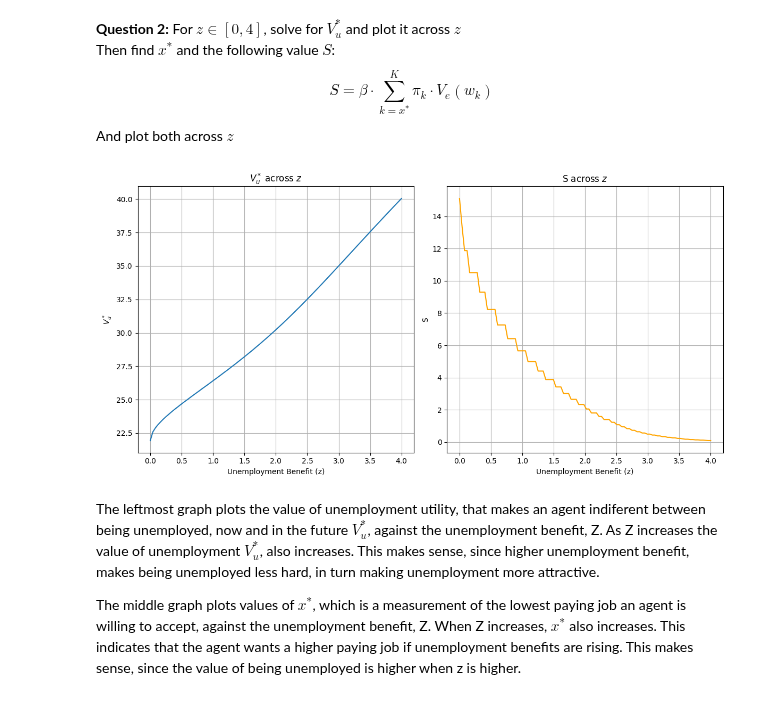
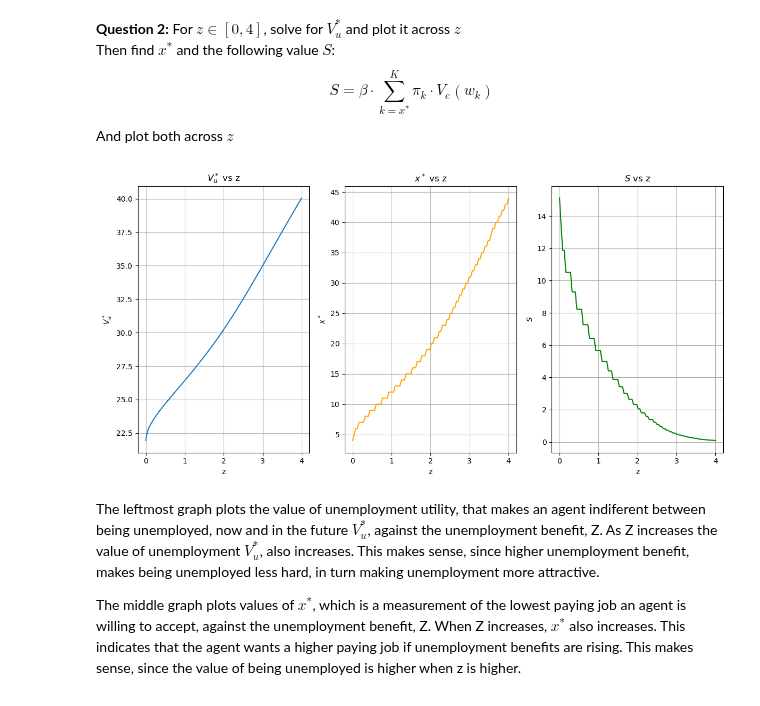
Before and after one commit to NumEconCopenhagen/projects-2024-mikkel-julius-jacob, a Jupyter notebook: Exam retry/Julius/re_exam_2024.ipynb, the cells around one changed output. Cells and saved outputs as stored; diff of their text form; code cells hidden in the pictures.

Commit message:
Refactor function to improve performance

```diff
--- a/Exam retry/Julius/re_exam_2024.ipynb
+++ b/Exam retry/Julius/re_exam_2024.ipynb
@@ -128,68 +128,82 @@ And plot both across $z$
 # %%
 # Utility function
 def u(c, rho):
-    if rho == 1:  # Log utility special case
-        return np.log(c)
     return (c**(1-rho)) / (1-rho)
 
-# Value of employment for each wage w_k
-V_e = u(par.w, par.rho) / (1 - par.beta)
+# Employment value V_e(w_k)
+def V_e(w_k, beta, rho):
+    return u(w_k, rho) / (1-beta)
 
-# Unemployment value function V_u(V_u')
-def V_u_func(V_u_prime, par, V_e, z):
-    return u(z, par.rho) + par.beta * np.sum(par.pi * np.maximum(V_e, V_u_prime))
+# Unemployment value V_u'(V_u')
+def V_u_prime(V_u_prime, par, z):
+    u_z = u(z, par.rho)
+    return u_z + par.beta * np.sum(par.pi * np.maximum(V_e(par.w, par.beta, par.rho), V_u_prime))
 
-# Solve for V_u^* for different values of z
-z_values = np.linspace(0, 4, par.K)
+# Solve for V_u^* using the iterative method
+def solve_V_u_star(par, z):
+    V_u_prime_value = 0
+    while True:
+        V_u_new = V_u_prime(V_u_prime_value, par, z)
+        if np.abs(V_u_new - V_u_prime_value) < par.tol:
+            break
+        V_u_prime_value = V_u_new
+    return V_u_new
+
+# Solve for x* and S
+def find_x_star_and_S(par, V_u_star, z):
+    u_z = u(z, par.rho)
+    for x in range(1, par.K+2):
+        term1 = np.sum(par.pi[x-1:] * V_e(par.w[x-1:], par.beta, par.rho))
+        term2 = V_u_star * np.sum(par.pi[:x-1])
+        V_u_x = u_z + par.beta * (term1 + term2)
+        if V_u_x >= V_u_star:
+            x_star = x
+            S = par.beta * term1
+            return x_star, S
+
+# Arrays to store results
+z_values = np.linspace(0, 4, 100)
 V_u_star_values = []
+x_star_values = []
 S_values = []
-x_star_values = []
 
+# Iterate over z values
 for z in z_values:
-    V_u_prime = 0  # Initial guess for V_u'
-    while True:
-        V_u_new = V_u_func(V_u_prime, par, V_e, z)
-        if np.abs(V_u_new - V_u_prime) < par.tol:
-            break
-        V_u_prime = V_u_new
+    V_u_star = solve_V_u_star(par, z)
+    x_star, S = find_x_star_and_S(par, V_u_star, z)
 
-    V_u_star = V_u_new  # This is the converged V_u^*
     V_u_star_values.append(V_u_star)
-
-    # Find x^* for this value of V_u^*
-    x_star = np.argmax(V_e >= V_u_star) + 1  # Add 1 for 1-based indexing
     x_star_values.append(x_star)
-
-    # Calculate S
-    S = par.beta * np.sum(par.pi[x_star-1:] * V_e[x_star-1:])
     S_values.append(S)
 
-# Convert results to numpy arrays for plotting
-V_u_star_values = np.array(V_u_star_values)
-S_values = np.array(S_values)
-x_star_values = np.array(x_star_values)
-
-# Plot V_u^* and S across different values of z
+# Plot the results
 plt.figure(figsize=(12, 6))
 
-plt.subplot(1, 2, 1)
+plt.subplot(1, 3, 1)
 plt.plot(z_values, V_u_star_values, label='$V_u^*$')
-plt.xlabel('Unemployment Benefit (z)')
+plt.xlabel('z')
 plt.ylabel('$V_u^*$')
-plt.title('$V_u^*$ across $z$')
+plt.title('$V_u^*$ vs z')
 plt.grid(True)
 
-plt.subplot(1, 2, 2)
-plt.plot(z_values, S_values, label='S', color='orange')
-plt.xlabel('Unemployment Benefit (z)')
-plt.ylabel('S')
-plt.title('S across $z$')
+plt.subplot(1, 3, 2)
+plt.plot(z_values, x_star_values, label='$x^*$', color='orange')
+plt.xlabel('z')
+plt.ylabel('$x^*$')
+plt.title('$x^*$ vs z')
+plt.grid(True)
+
+plt.subplot(1, 3, 3)
+plt.plot(z_values, S_values, label='$S$', color='green')
+plt.xlabel('z')
+plt.ylabel('$S$')
+plt.title('$S$ vs z')
 plt.grid(True)
 
 plt.tight_layout()
 plt.show()
 # %% [output]
-[figure, old version]
+[figure, new version]
 # %% [markdown]
 The leftmost graph plots the value of unemployment utility, that makes an agent indiferent between being unemployed, now and in the future $V_u^*$, against the unemployment benefit, Z. As Z increases the value of unemployment $V_u^*$, also increases. This makes sense, since higher unemployment benefit, makes being unemployed less hard, in turn making unemployment more attractive.
 
```
Also changed, not shown: parts of 1 cell of this notebook.
